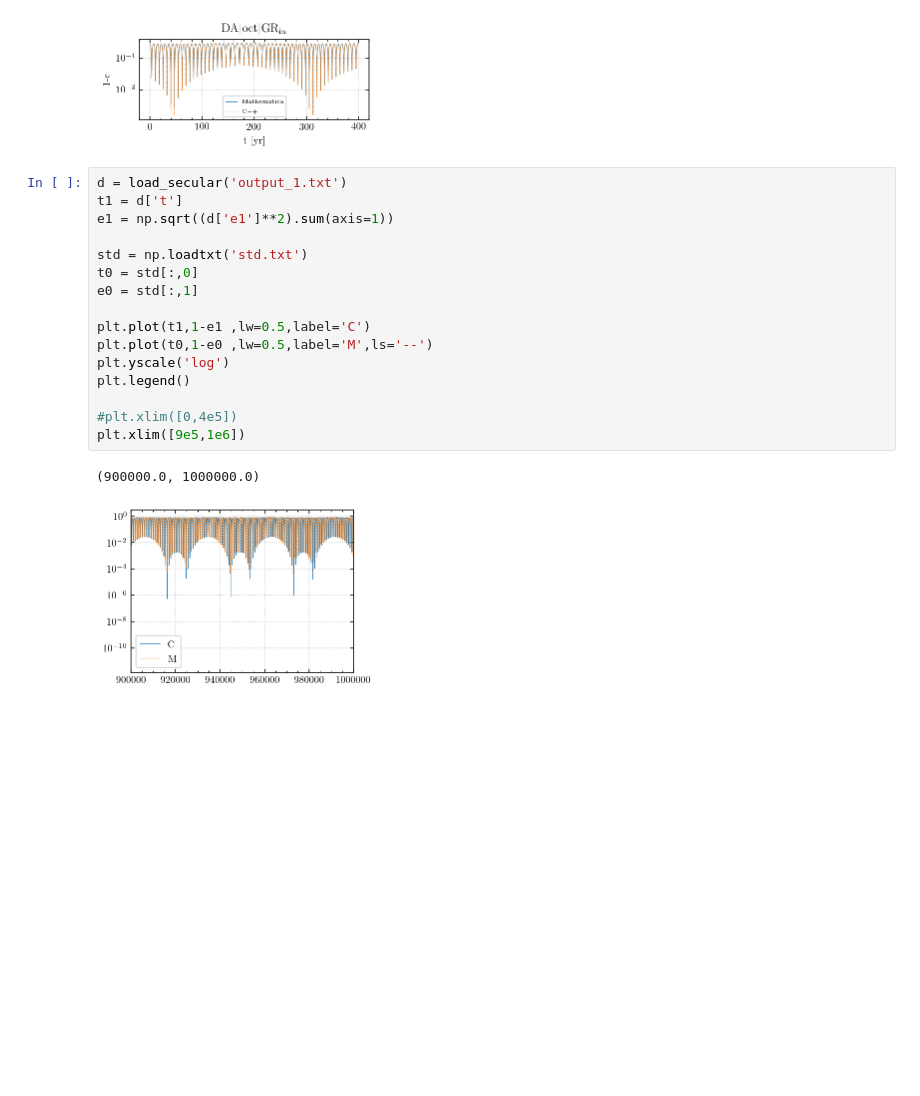
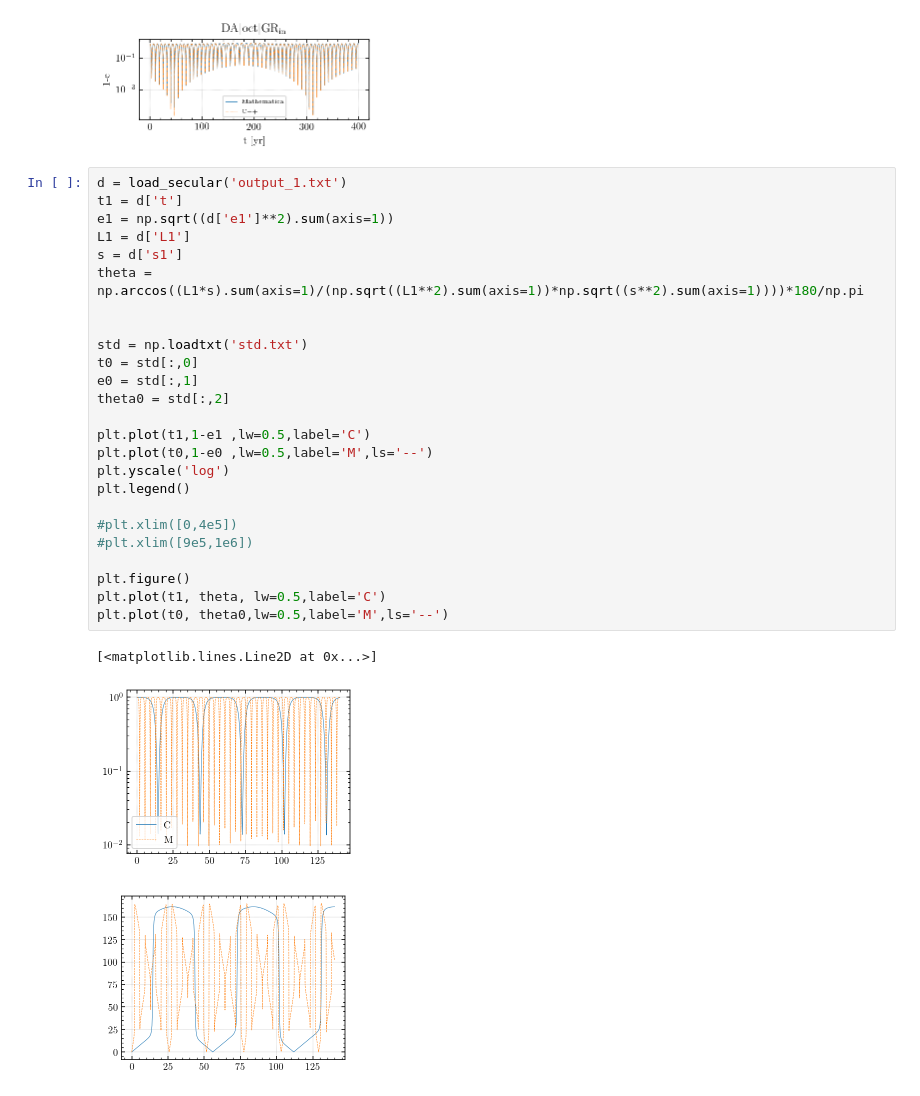
Before and after one commit to YihanWangAstro/Secular, a Jupyter notebook: draw_compare.ipynb, the cells around one changed output. Cells and saved outputs as stored; diff of their text form; blank space fills up the shorter version.

Commit message:
update plot script

```diff
--- a/draw_compare.ipynb
+++ b/draw_compare.ipynb
@@ -154,19 +154,29 @@ for i in seq:
 # %%
 d = load_secular('output_1.txt')
 t1 = d['t']
 e1 = np.sqrt((d['e1']**2).sum(axis=1))
+L1 = d['L1']
+s = d['s1']
+theta = np.arccos((L1*s).sum(axis=1)/(np.sqrt((L1**2).sum(axis=1))*np.sqrt((s**2).sum(axis=1))))*180/np.pi
+
 
 std = np.loadtxt('std.txt')
 t0 = std[:,0]
 e0 = std[:,1]
+theta0 = std[:,2]
 
 plt.plot(t1,1-e1 ,lw=0.5,label='C')
 plt.plot(t0,1-e0 ,lw=0.5,label='M',ls='--')
 plt.yscale('log')
 plt.legend()
 
 #plt.xlim([0,4e5])
-plt.xlim([9e5,1e6])
+#plt.xlim([9e5,1e6])
+
+plt.figure()
+plt.plot(t1, theta, lw=0.5,label='C')
+plt.plot(t0, theta0,lw=0.5,label='M',ls='--')
 # %% [output]
-(900000.0, 1000000.0)
+[<matplotlib.lines.Line2D at 0x...>]
-[figure, old version]
+[figure, new version]
+[figure, added]
```
